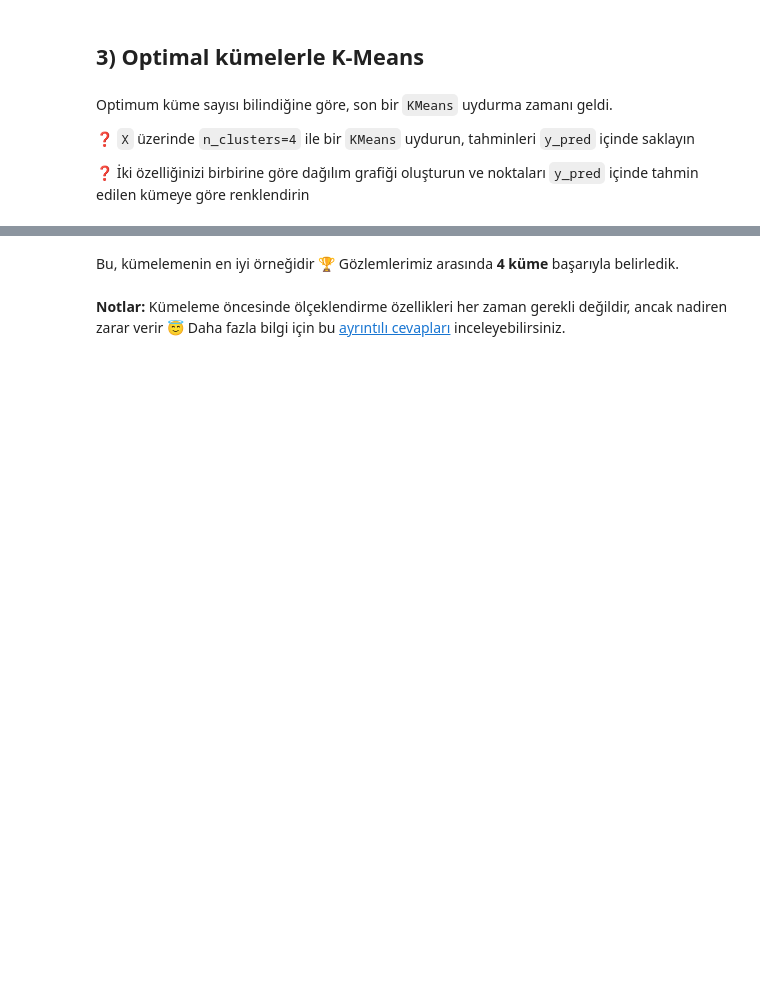
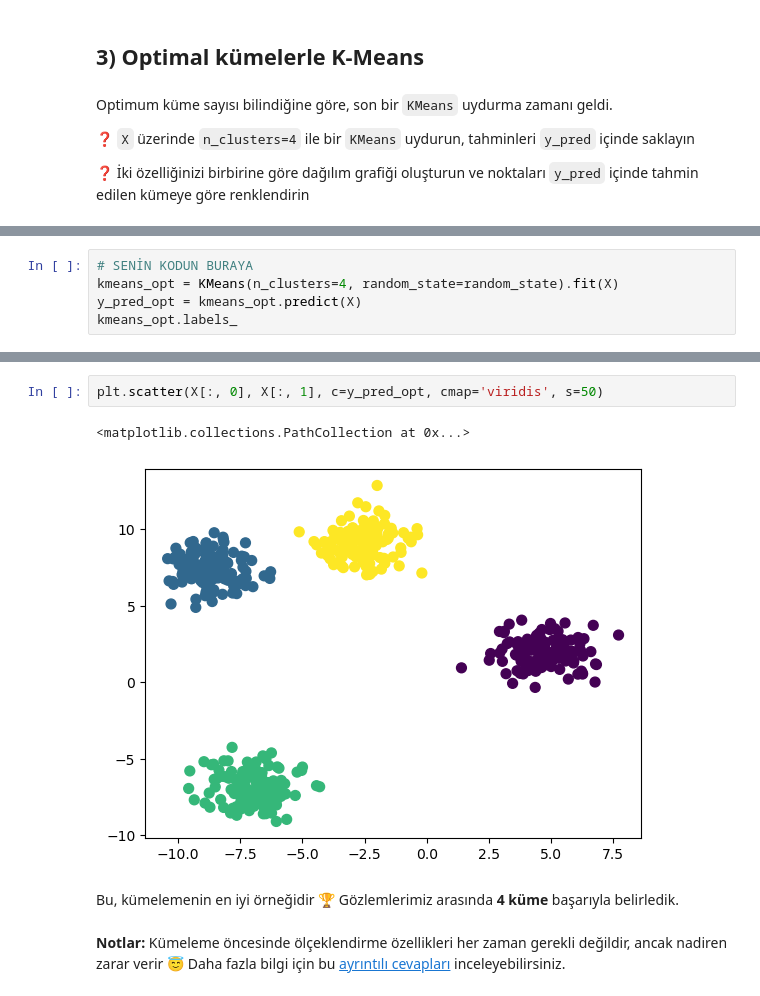
Before and after one commit to SimgeCevik/S17D3-S-data-image-compressor, a Jupyter notebook: warmup_k_means.ipynb, the cells around one changed output, grey strips where cells are left out. Cells and saved outputs as stored; diff of their text form; blank space fills up the shorter version.

```diff
--- a/warmup_k_means.ipynb
+++ b/warmup_k_means.ipynb
@@ -171,0 +184,5 @@ Optimum küme sayısı bilindiğine göre, son bir `KMeans` uydurma zamanı geld
+# %%
+# SENİN KODUN BURAYA
+kmeans_opt = KMeans(n_clusters=4, random_state=random_state).fit(X)
+y_pred_opt = kmeans_opt.predict(X)
+kmeans_opt.labels_
@@ -172,3 +207,8 @@ Optimum küme sayısı bilindiğine göre, son bir `KMeans` uydurma zamanı geld
+# %%
+plt.scatter(X[:, 0], X[:, 1], c=y_pred_opt, cmap='viridis', s=50)
+# %% [output]
+<matplotlib.collections.PathCollection at 0x...>
+[figure, added]
 # %% [markdown]
 Bu, kümelemenin en iyi örneğidir 🏆
 Gözlemlerimiz arasında **4 küme** başarıyla belirledik.
```
Also changed, not shown: parts of 8 cells of this notebook.
